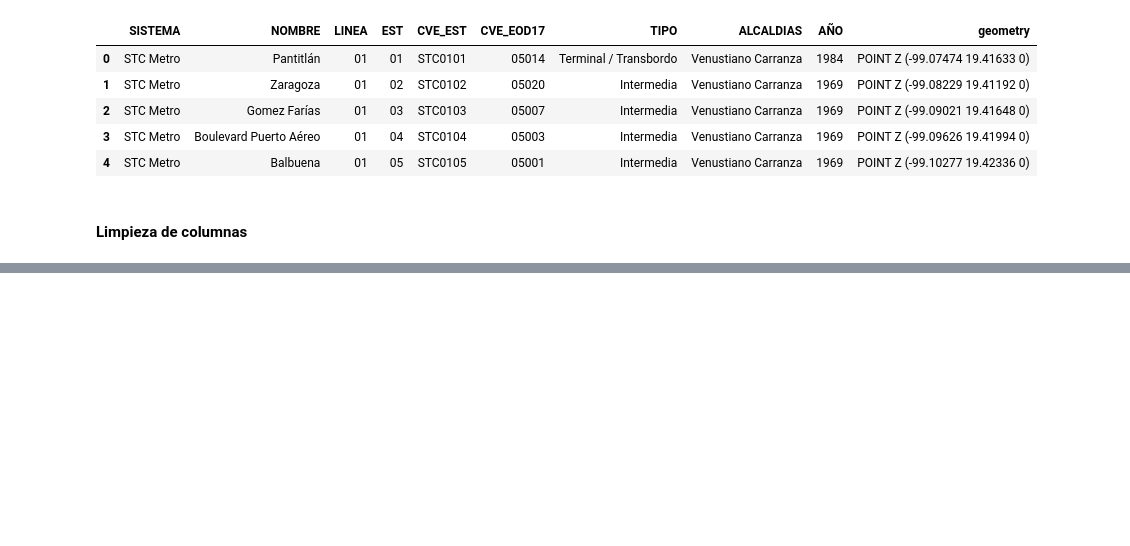
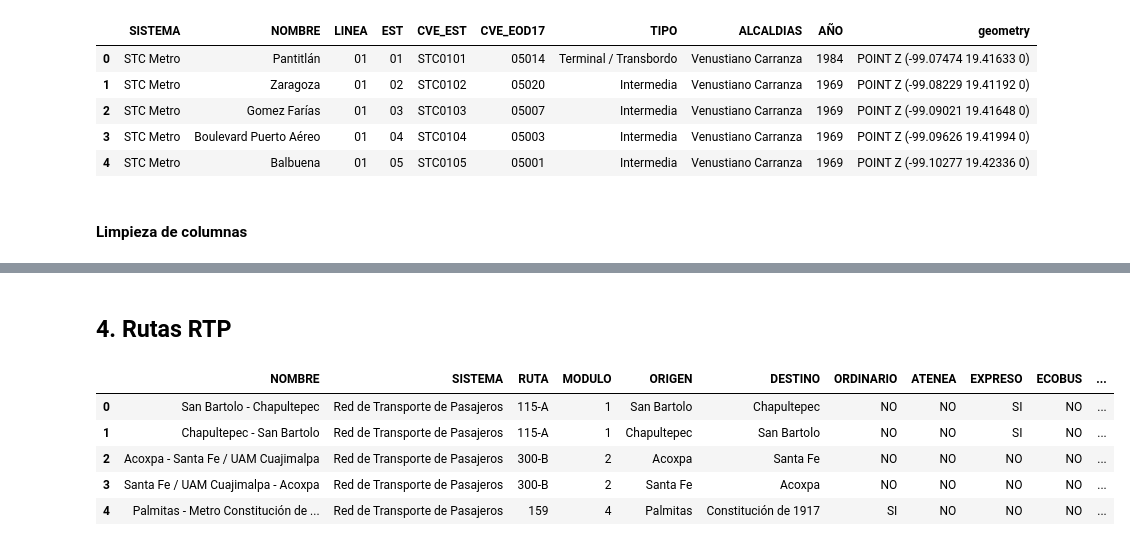
Before and after one commit to trio-tristeza/hackods-unam, a Jupyter notebook: notebooks/02_limpieza_datos_w.ipynb, the cells around one changed output, grey strips where cells are left out. Cells and saved outputs as stored; diff of their text form; code cells hidden in the pictures; blank space fills up the shorter version.

Commit message:
carga, visualización y limpieza de las rutas de metrobus y de RTP

```diff
--- a/notebooks/02_limpieza_datos_w.ipynb
+++ b/notebooks/02_limpieza_datos_w.ipynb
@@ -175,0 +230,12 @@ estaciones_metro_limpia.to_file("../datos/procesados/SCT_metro_limpia/estaciones
+# %% [markdown]
+## 4. Rutas RTP
+# %%
+rtp_lineas = gpd.read_file( ruta_shp+ "rtp_shp/RTP_lineas.shp")
+rtp_lineas.head()
+# %% [output]
+|  | NOMBRE | SISTEMA | RUTA | MODULO | ORIGEN | DESTINO | ORDINARIO | ATENEA | EXPRESO | ECOBUS | ... |
+| 0 | San Bartolo - Chapultepec | Red de Transporte de Pasajeros | 115-A | 1 | San Bartolo | Chapultepec | NO | NO | SI | NO | ... |
+| 1 | Chapultepec - San Bartolo | Red de Transporte de Pasajeros | 115-A | 1 | Chapultepec | San Bartolo | NO | NO | SI | NO | ... |
+| 2 | Acoxpa - Santa Fe / UAM Cuajimalpa | Red de Transporte de Pasajeros | 300-B | 2 | Acoxpa | Santa Fe | NO | NO | NO | NO | ... |
+| 3 | Santa Fe / UAM Cuajimalpa - Acoxpa | Red de Transporte de Pasajeros | 300-B | 2 | Santa Fe | Acoxpa | NO | NO | NO | NO | ... |
+| 4 | Palmitas - Metro Constitución de ... | Red de Transporte de Pasajeros | 159 | 4 | Palmitas | Constitución de 1917 | SI | NO | NO | NO | ... |
```
Also changed, not shown: parts of 17 cells of this notebook.
